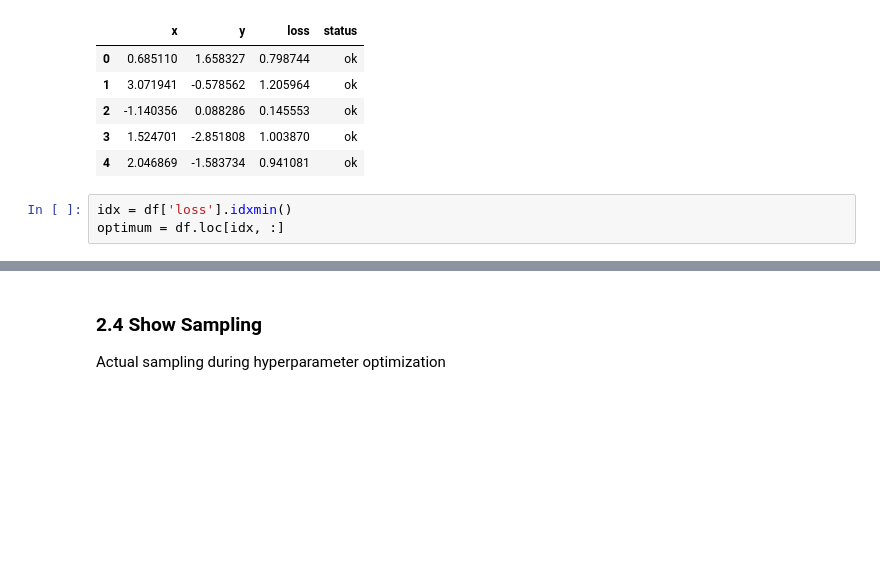
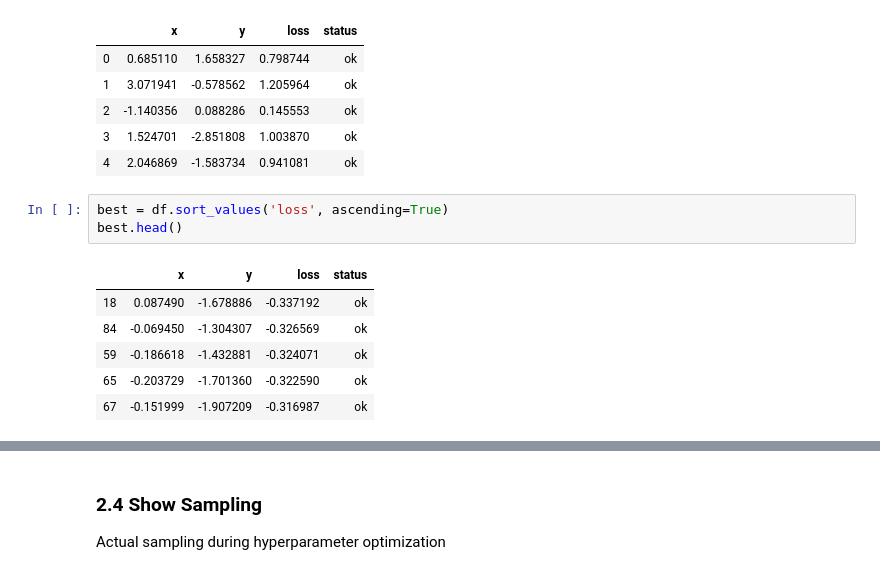
Before and after one commit to nathanielng/python-snippets, a Jupyter notebook: machine-learning/hyperparameter_opt.ipynb, the cells around one changed output, grey strips where cells are left out. Saved outputs shown, nothing was run; the diff lists cells and outputs as text; blank space fills up the shorter version.

```diff
--- a/machine-learning/hyperparameter_opt.ipynb
+++ b/machine-learning/hyperparameter_opt.ipynb
@@ -87,6 +129,13 @@ df.head()
 | 2 | -1.140356 | 0.088286 | 0.145553 | ok |
 | 3 | 1.524701 | -2.851808 | 1.003870 | ok |
 | 4 | 2.046869 | -1.583734 | 0.941081 | ok |
-# %%
-idx = df['loss'].idxmin()
-optimum = df.loc[idx, :]
+# %%
+best = df.sort_values('loss', ascending=True)
+best.head()
+# %% [output]
+|  | x | y | loss | status |
+| 18 | 0.087490 | -1.678886 | -0.337192 | ok |
+| 84 | -0.069450 | -1.304307 | -0.326569 | ok |
+| 59 | -0.186618 | -1.432881 | -0.324071 | ok |
+| 65 | -0.203729 | -1.701360 | -0.322590 | ok |
+| 67 | -0.151999 | -1.907209 | -0.316987 | ok |
```
Also changed, not shown: parts of 16 cells of this notebook, 2 other files.
